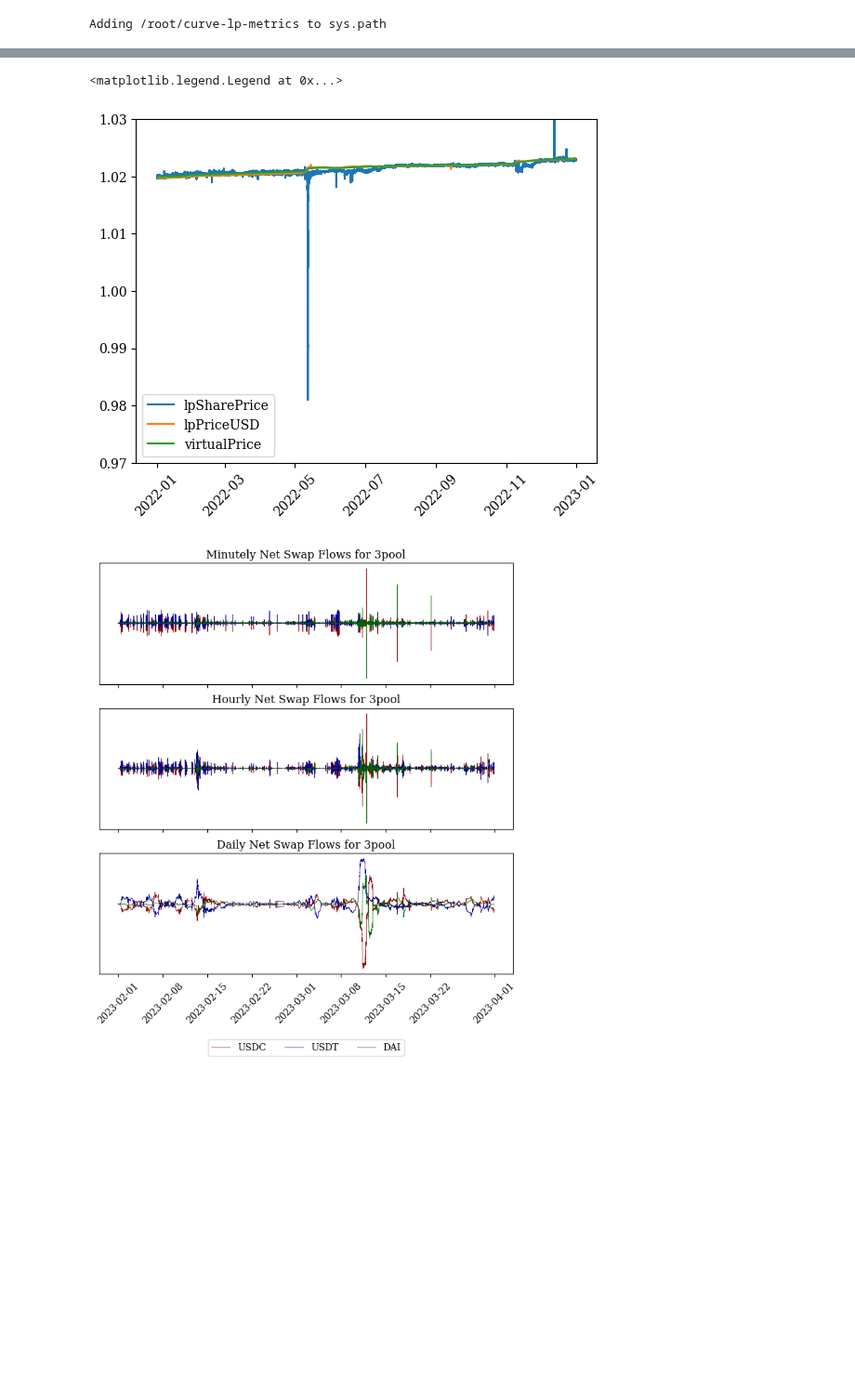
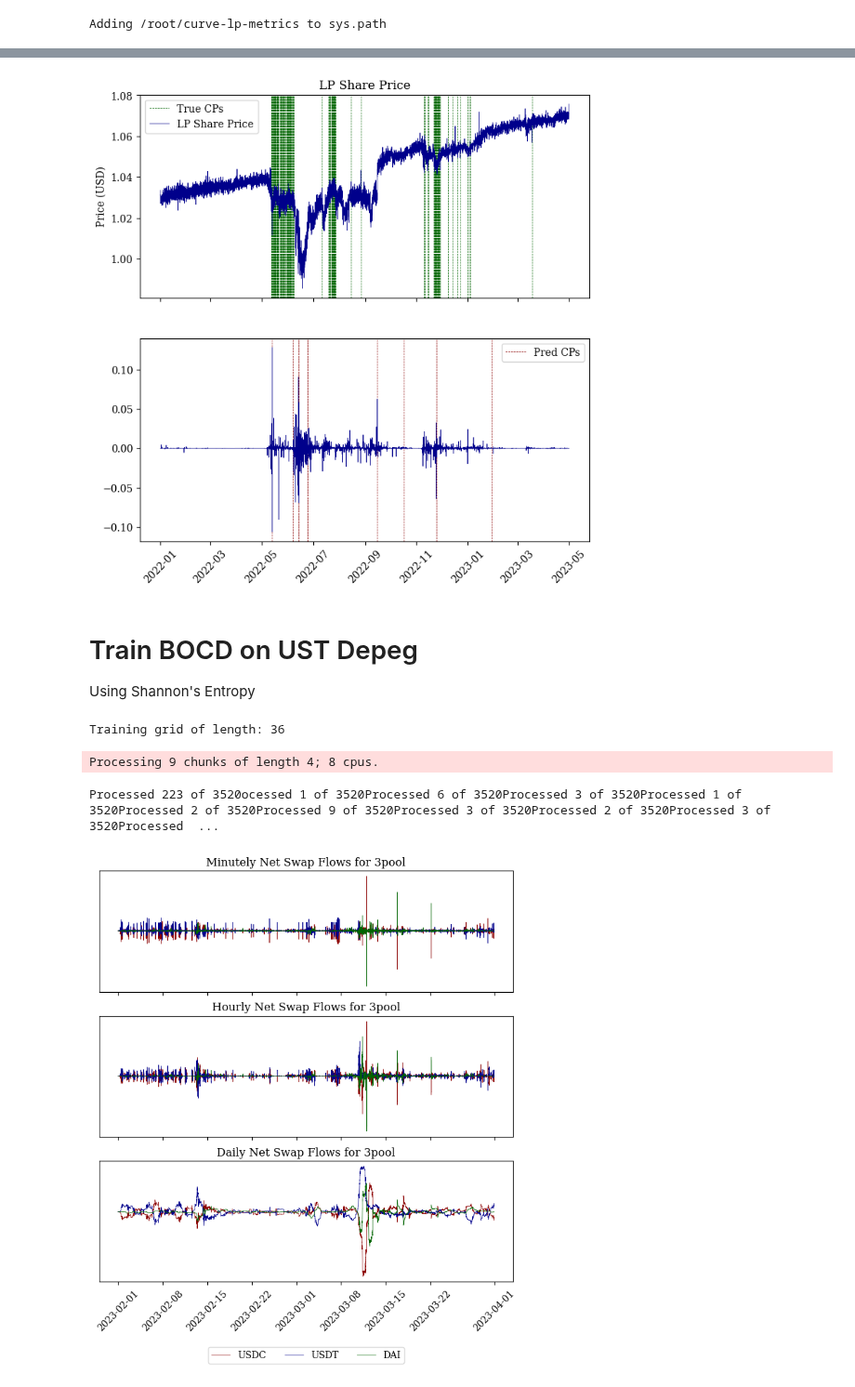
Before and after one commit to xenophonlabs/curve-lp-metrics, a Jupyter notebook: notebooks/usdc_depeg_analysis.ipynb, the cells around one changed output, grey strips where cells are left out. Shown at 93% size. Saved outputs shown, nothing was run; the diff lists cells and outputs as text; code cells hidden in the pictures; blank space fills up the shorter version.

Commit message:
Fixing hyperparam tuning and getting good results

```diff
--- a/notebooks/usdc_depeg_analysis.ipynb
+++ b/notebooks/usdc_depeg_analysis.ipynb
@@ -89,12 +118,31 @@ shannon.plot()
-# %%
-f, ax = plt.subplots()
-
-ax.plot(lp_share_price.loc['2022'].index, lp_share_price.loc['2022'], label='lpSharePrice')
-ax.plot(snapshots.loc['2022'].index, snapshots.loc['2022']['lpPriceUSD'], label='lpPriceUSD')
-ax.plot(snapshots.loc['2022'].index, snapshots.loc['2022']['virtualPrice']/10**18, label='virtualPrice')
-ax.set_ylim(0.97, 1.03)
-ax.tick_params(axis='x', rotation=45)
-ax.legend()
-# %% [output]
-<matplotlib.legend.Legend at 0x...>
-[figure, removed]
+# %%
+FREQ = '1h'
+pool = "0xdc24316b9ae028f1497c275eb9192a3ea0f67022"
+metric = 'shannonsEntropy'
+
+start_ts, start_block = DataFetcher.get_block(datetime.fromisoformat("2022-01-01"))
+end_ts, end_block = DataFetcher.get_block(datetime.fromisoformat("2023-05-01"))
+
+eth = '0xeeeeeeeeeeeeeeeeeeeeeeeeeeeeeeeeeeeeeeee'
+steth = '0xae7ab96520de3a18e5e111b5eaab095312d7fe84'
+eth_price = datahandler.get_ohlcv_data(eth, start=start_ts, end=end_ts)['close'].resample(FREQ).mean()
+steth_price = datahandler.get_ohlcv_data(steth, start=start_ts, end=end_ts)['close'].resample(FREQ).mean()
+
+lp_share_price = datahandler.get_pool_metric(pool, 'lpSharePrice', start_ts, end_ts).resample(FREQ).mean() / eth_price
+snapshots = datahandler.get_pool_snapshots(pool, start_ts, end_ts)
+virtual_price = snapshots['virtualPrice'].resample(FREQ).mean() / 10**18
+y = metricsprocessor.true_cps(lp_share_price, virtual_price, thresh=0.01)
+
+X = datahandler.get_X(metric, pool, start_ts, end_ts, FREQ)
+
+model = BOCD(margin=timedelta(hours=24), alpha=1/5, verbose=True)
+model.update({'alpha':0.1, 'beta':0.1, 'kappa':0.1})
+y_pred = model.predict(X)
+
+bocd_plot_comp(X, lp_share_price, y, y_pred, show=True)
+# %% [output]
+[figure, added]
+# %% [markdown]
+# Train BOCD on UST Depeg
+
+Using Shannon's Entropy
@@ -101,3 +158,30 @@ ax.legend()
+# %%
+alpha = [10**i for i in range(0, 4)]
+beta = [10**i for i in range(-3, 0)]
+kappa = [10**i for i in range(-3, 0)]
+
+grid = [[a, b, k] for a in alpha for b in beta for k in kappa]
+print(f'Training grid of length: {len(grid)}')
+# %% [output]
+Training grid of length: 36
+# %%
+freq = '1h'
+X = np.log1p(shannon.resample(freq).last().pct_change()).dropna()
+port = lp_share_price.resample(freq).last()
+
+bocd = BOCD(alpha=1/2, verbose=True)
+bocd.tune(grid, X, y)
+
+params = bocd.best_params
+results = bocd.best_results
+print(f'Best Results: {results}')
+print(f'Best Params: {params}')
+
+y_pred = bocd.y_pred
+bocd_plot_comp(X, port, y, y_pred)
+# %% [output]
+Processing 9 chunks of length 4; 8 cpus.
+Processed 223 of 3520ocessed 1 of 3520Processed 6 of 3520Processed 3 of 3520Processed 1 of 3520Processed 2 of 3520Processed 9 of 3520Processed 3 of 3520Processed 2 of 3520Processed 3 of 3520Processed  ...
 # %%
 f, axs = plt.subplots(3, 1, figsize=(8, 8), sharex=True)
 
```
Also changed, not shown: parts of 16 cells of this notebook, 9 other files.
